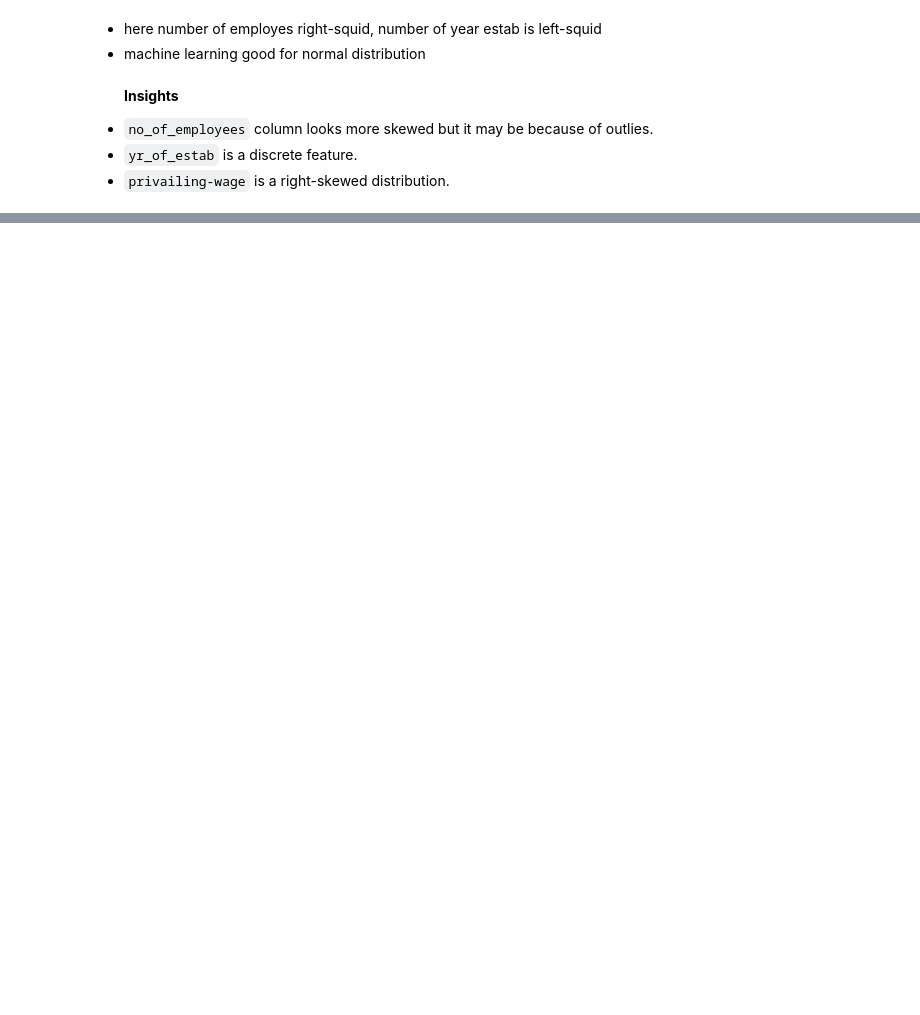
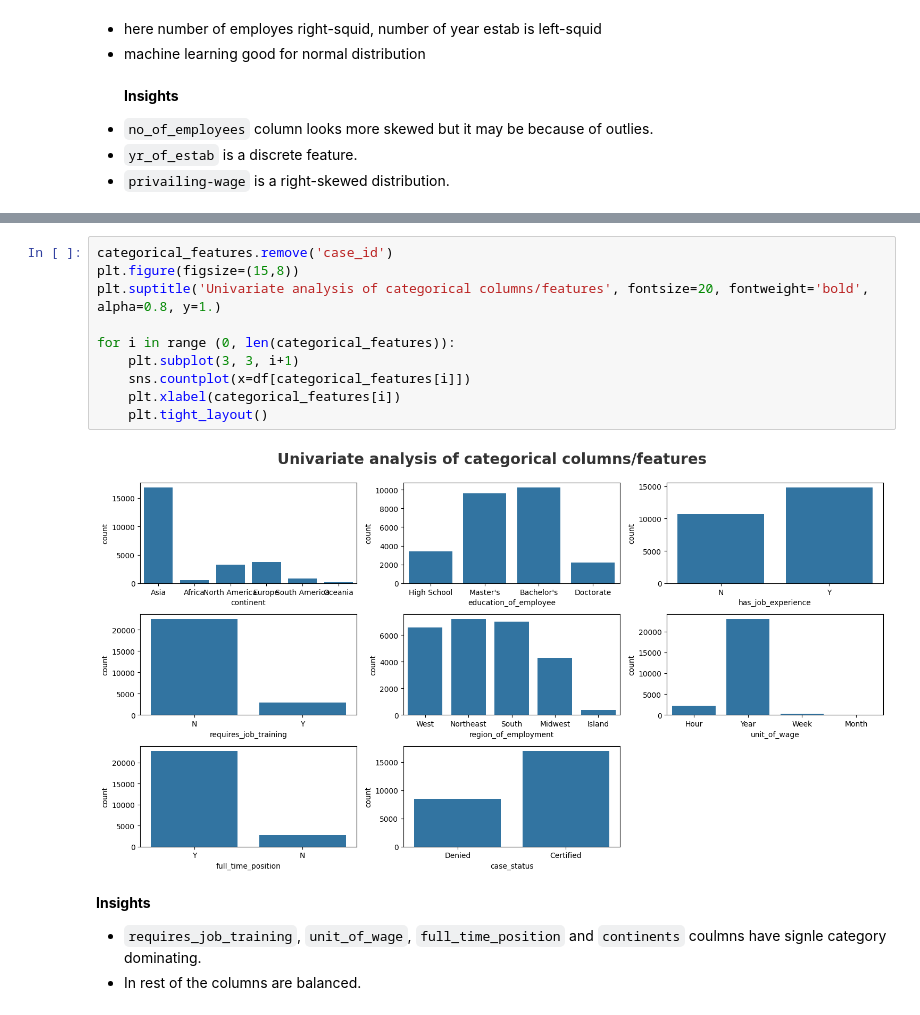
Before and after one commit to tamimystic/end-to-end-machine-learning-project-Visa-approval-prediction-, a Jupyter notebook: day3 agenda/EDA_US_visa.ipynb, the cells around one changed output, grey strips where cells are left out. Drawn from its saved outputs; the diff is of its cells as text; blank space fills up the shorter version.

```diff
--- a/day3 agenda/EDA_US_visa.ipynb
+++ b/day3 agenda/EDA_US_visa.ipynb
@@ -156,0 +164,16 @@ sns.histplot(df['case_id'], kde=True)
+# %%
+categorical_features.remove('case_id')
+plt.figure(figsize=(15,8))
+plt.suptitle('Univariate analysis of categorical columns/features', fontsize=20, fontweight='bold', alpha=0.8, y=1.)
+
+for i in range (0, len(categorical_features)):
+    plt.subplot(3, 3, i+1)
+    sns.countplot(x=df[categorical_features[i]])
+    plt.xlabel(categorical_features[i])
+    plt.tight_layout()
+# %% [output]
+[figure, added]
+# %% [markdown]
+**Insights**
+ - `requires_job_training`, `unit_of_wage`, `full_time_position` and `continents` coulmns have signle category dominating.
+ - In rest of the columns are balanced.
```
Also changed, not shown: parts of 3 cells of this notebook.
